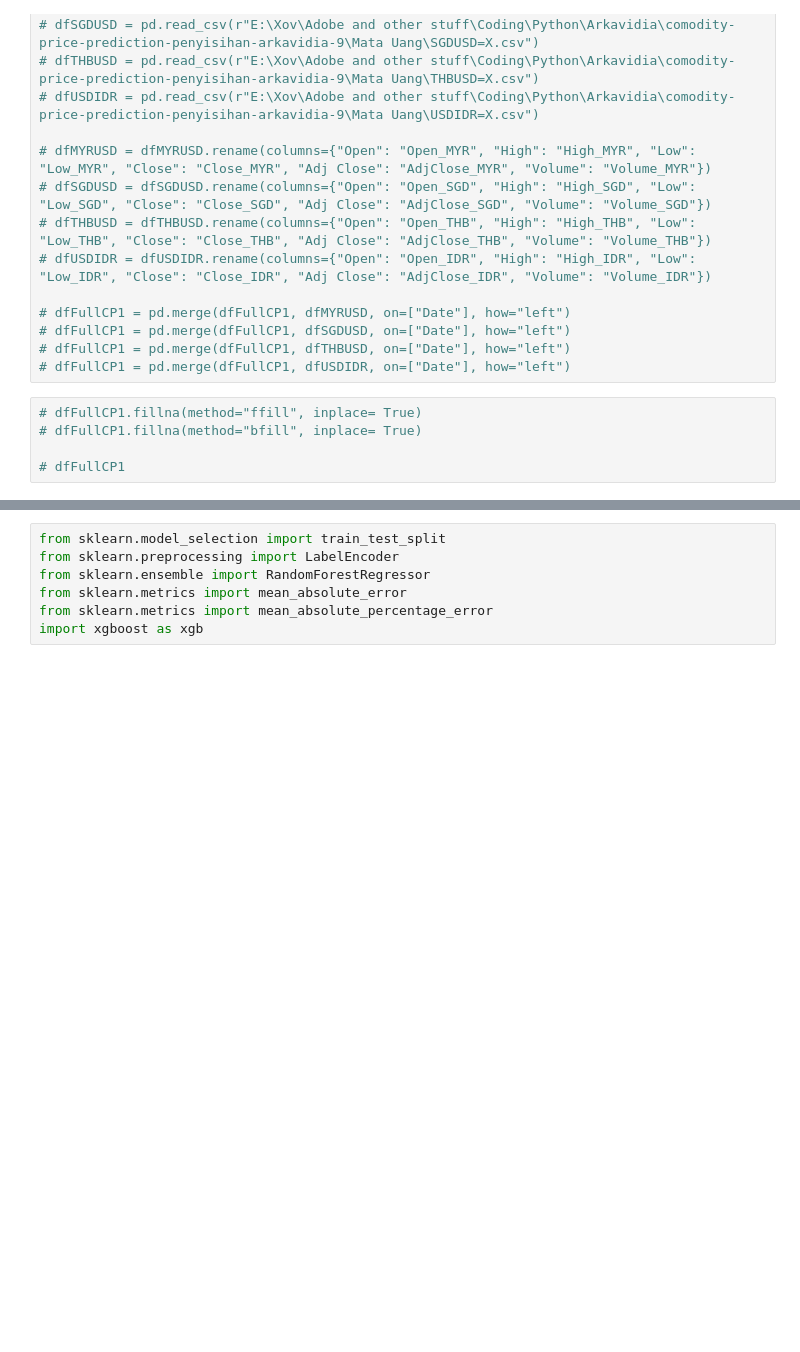
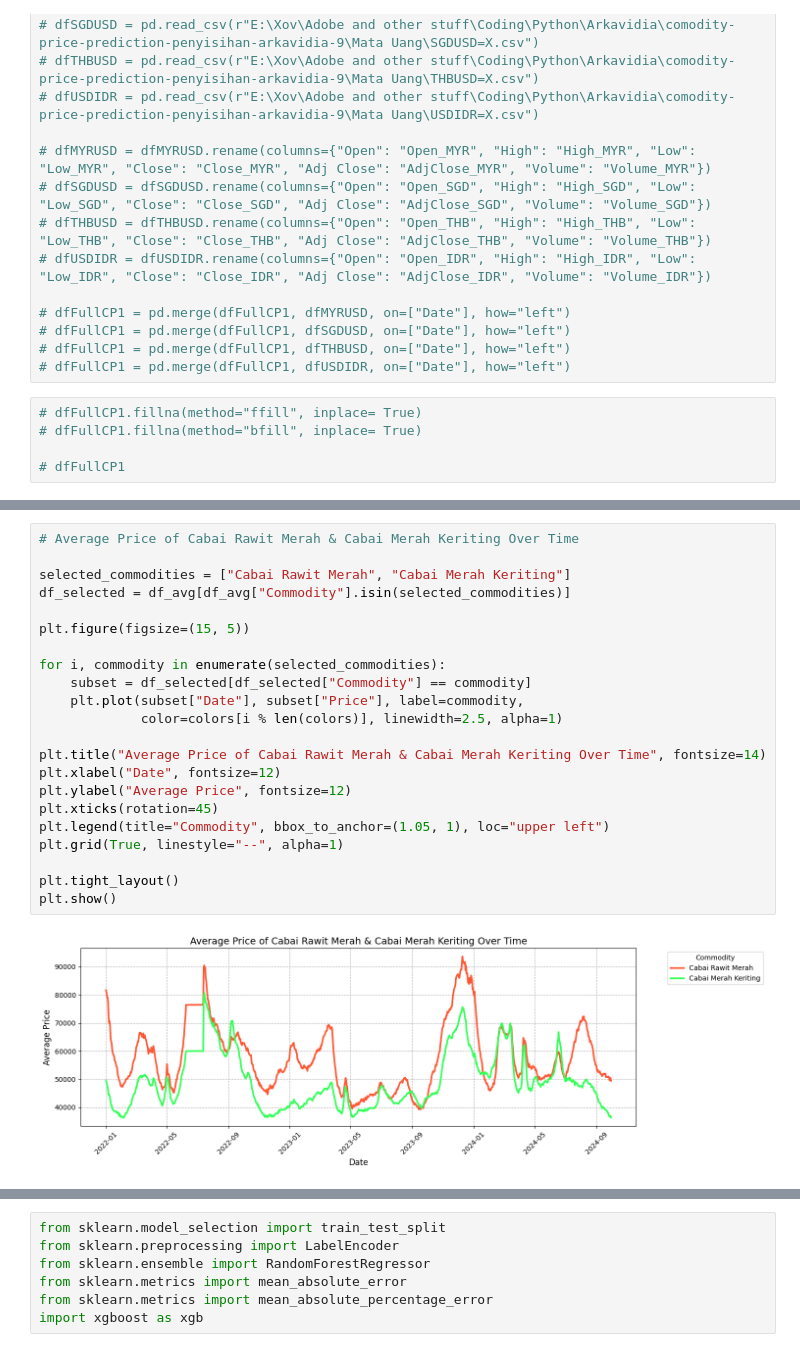
Before and after one commit to RobbenWijanathan/Datavidia-Ctrl-Alt-Win, a Jupyter notebook: main.ipynb, the cells around one changed output, grey strips where cells are left out. Drawn from its saved outputs; the diff is of its cells as text; blank space fills up the shorter version.

```diff
--- a/main.ipynb
+++ b/main.ipynb
@@ -94,0 +201,24 @@ plt.show()
+# %%
+# Average Price of Cabai Rawit Merah & Cabai Merah Keriting Over Time
+
+selected_commodities = ["Cabai Rawit Merah", "Cabai Merah Keriting"]
+df_selected = df_avg[df_avg["Commodity"].isin(selected_commodities)]
+
+plt.figure(figsize=(15, 5))
+
+for i, commodity in enumerate(selected_commodities):
+    subset = df_selected[df_selected["Commodity"] == commodity]
+    plt.plot(subset["Date"], subset["Price"], label=commodity,
+             color=colors[i % len(colors)], linewidth=2.5, alpha=1)
+
+plt.title("Average Price of Cabai Rawit Merah & Cabai Merah Keriting Over Time", fontsize=14)
+plt.xlabel("Date", fontsize=12)
+plt.ylabel("Average Price", fontsize=12)
+plt.xticks(rotation=45)
+plt.legend(title="Commodity", bbox_to_anchor=(1.05, 1), loc="upper left")
+plt.grid(True, linestyle="--", alpha=1)
+
+plt.tight_layout()
+plt.show()
+# %% [output]
+[figure, added]
```
Also changed, not shown: parts of 21 cells of this notebook, 2 other files.
